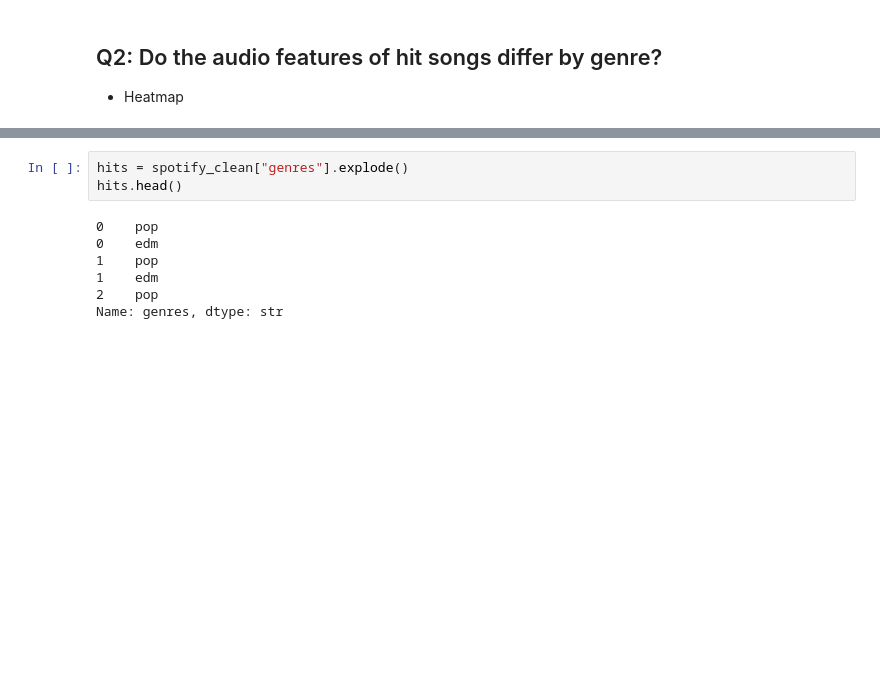
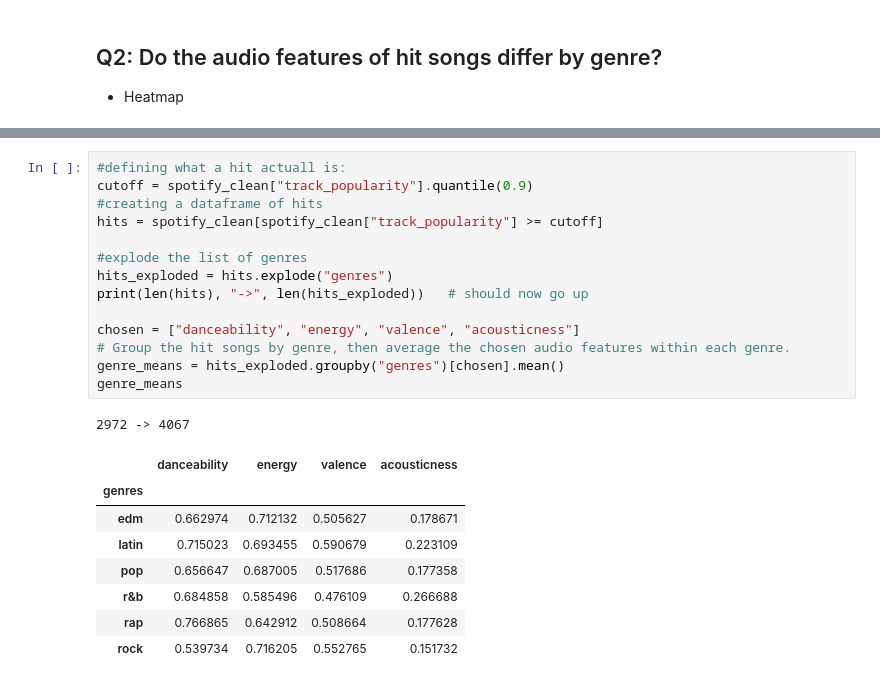
Before and after one commit to dylankiwanuka/Notebook-Analysis-Project, a Jupyter notebook: spotifyDatasetWorkbook.ipynb, the cells around one changed output, grey strips where cells are left out. Cells and saved outputs as stored; diff of their text form; blank space fills up the shorter version.

```diff
--- a/spotifyDatasetWorkbook.ipynb
+++ b/spotifyDatasetWorkbook.ipynb
@@ -406,10 +379,24 @@ hits.head(3)
 # %%
-hits = spotify_clean["genres"].explode()
-hits.head()
+#defining what a hit actuall is:
+cutoff = spotify_clean["track_popularity"].quantile(0.9)
+#creating a dataframe of hits
+hits = spotify_clean[spotify_clean["track_popularity"] >= cutoff]
+
+#explode the list of genres
+hits_exploded = hits.explode("genres")
+print(len(hits), "->", len(hits_exploded))   # should now go up
+
+chosen = ["danceability", "energy", "valence", "acousticness"]
+# Group the hit songs by genre, then average the chosen audio features within each genre.
+genre_means = hits_exploded.groupby("genres")[chosen].mean()
+genre_means
 # %% [output]
-0    pop
-0    edm
-1    pop
-1    edm
-2    pop
-Name: genres, dtype: str
+2972 -> 4067
+|  | danceability | energy | valence | acousticness |
+| genres |  |  |  |  |
+| edm | 0.662974 | 0.712132 | 0.505627 | 0.178671 |
+| latin | 0.715023 | 0.693455 | 0.590679 | 0.223109 |
+| pop | 0.656647 | 0.687005 | 0.517686 | 0.177358 |
+| r&b | 0.684858 | 0.585496 | 0.476109 | 0.266688 |
+| rap | 0.766865 | 0.642912 | 0.508664 | 0.177628 |
+| rock | 0.539734 | 0.716205 | 0.552765 | 0.151732 |
```
Also changed, not shown: parts of 8 cells of this notebook.
